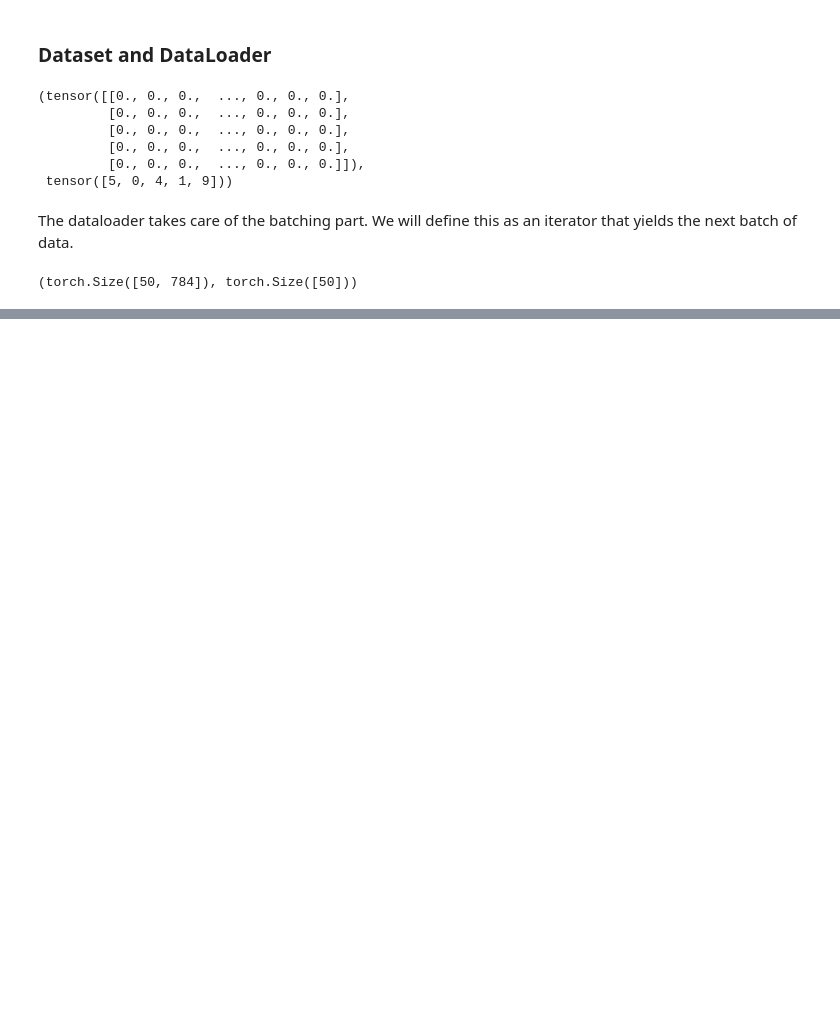
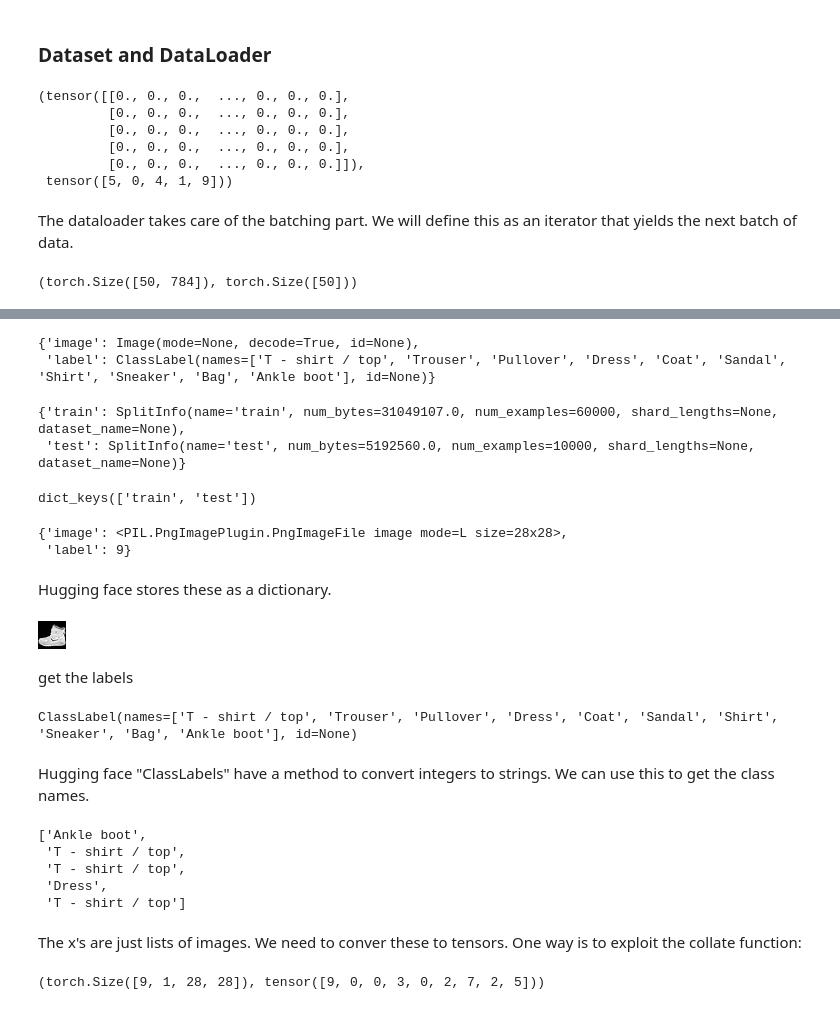
Before and after one commit to DrEntropy/pdl, a Jupyter notebook: lesson14.ipynb, the cells around one changed output, grey strips where cells are left out. Saved outputs shown, nothing was run; the diff lists cells and outputs as text; code cells hidden in the pictures; blank space fills up the shorter version.

```diff
--- a/lesson14.ipynb
+++ b/lesson14.ipynb
@@ -295,0 +521,6 @@ fit()
+# %%
+torch.set_printoptions(precision=2, linewidth=140, sci_mode=False)
+torch.manual_seed(1)
+mpl.rcParams['image.cmap'] = 'gray'
+
+logging.disable(logging.WARNING)
@@ -295,0 +529,4 @@ fit()
+# %%
+name = "fashion_mnist"
+ds_builder = load_dataset_builder(name)
+#print(ds_builder.info.description)  This doesnt work for me.
@@ -295,0 +535,60 @@ fit()
+# %%
+ds_builder.info.features
+# %% [output]
+{'image': Image(mode=None, decode=True, id=None),
+ 'label': ClassLabel(names=['T - shirt / top', 'Trouser', 'Pullover', 'Dress', 'Coat', 'Sandal', 'Shirt', 'Sneaker', 'Bag', 'Ankle boot'], id=None)}
+# %%
+ds_builder.info.splits
+# %% [output]
+{'train': SplitInfo(name='train', num_bytes=31049107.0, num_examples=60000, shard_lengths=None, dataset_name=None),
+ 'test': SplitInfo(name='test', num_bytes=5192560.0, num_examples=10000, shard_lengths=None, dataset_name=None)}
+# %%
+dsd = load_dataset(name) # load dataset dictionary
+dsd.keys()
+# %% [output]
+dict_keys(['train', 'test'])
+# %%
+train, test = dsd['train'], dsd['test']
+train[0]
+# %% [output]
+{'image': <PIL.PngImagePlugin.PngImageFile image mode=L size=28x28>,
+ 'label': 9}
+# %% [markdown]
+Hugging face stores these as a dictionary.
+# %%
+x, y = 'image', 'label'
+train[0][x]
+# %% [output]
+[figure, added]
+# %% [markdown]
+get the labels
+# %%
+featy = train.features[y]
+featy
+# %% [output]
+ClassLabel(names=['T - shirt / top', 'Trouser', 'Pullover', 'Dress', 'Coat', 'Sandal', 'Shirt', 'Sneaker', 'Bag', 'Ankle boot'], id=None)
+# %% [markdown]
+Hugging face "ClassLabels" have a method to convert integers to strings.  We can use this to get the class names.
+# %%
+
+xb = train[:5][x]
+yb = train[:5][y]
+featy.int2str(yb)
+# %% [output]
+['Ankle boot',
+ 'T - shirt / top',
+ 'T - shirt / top',
+ 'Dress',
+ 'T - shirt / top']
+# %% [markdown]
+The x's are just lists of images. We need to conver these to tensors. One way is to exploit the collate function:
+# %%
+def collate_fn(b):
+    return {x:torch.stack([TF.to_tensor(o[x]) for o in b]),
+            y:tensor([o[y] for o in b])}
+
+train_dl = DataLoader(train, batch_size=9, collate_fn=collate_fn)
+b = next(iter(train_dl))
+b[x].shape,b[y]
+# %% [output]
+(torch.Size([9, 1, 28, 28]), tensor([9, 0, 0, 3, 0, 2, 7, 2, 5]))
```
Also changed, not shown: parts of 64 cells of this notebook, 3 other files.
